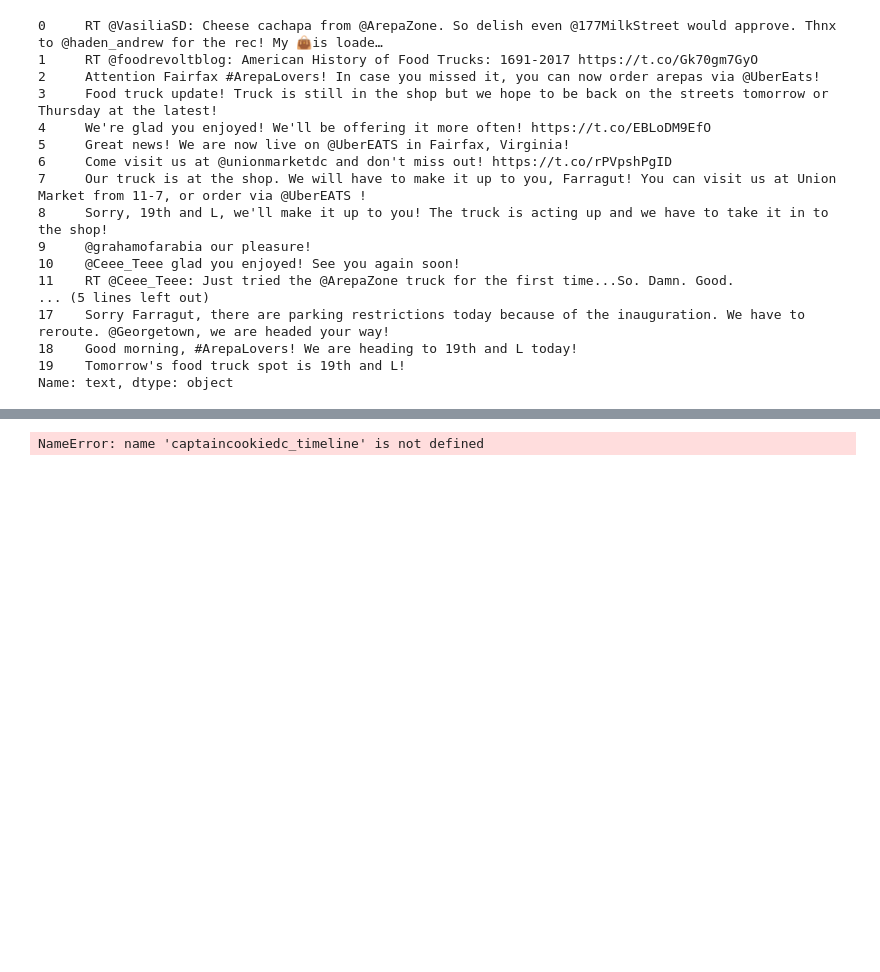
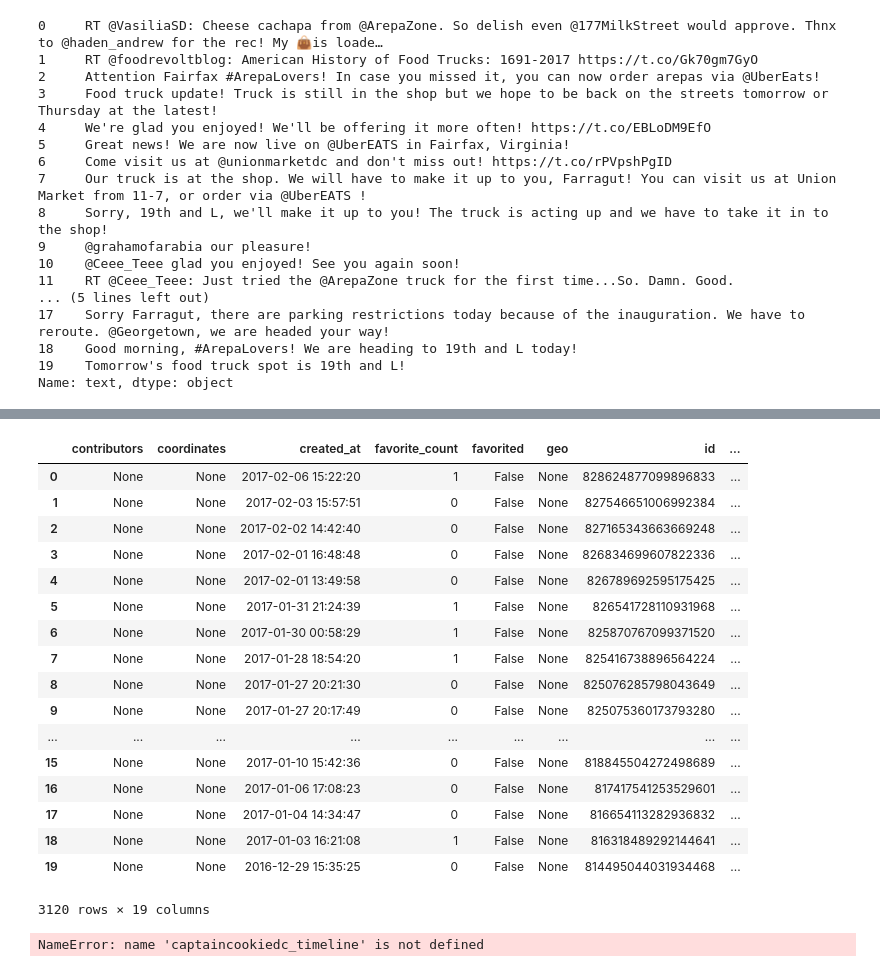
Before and after one commit to nikelly1326/ft-aggregate, a Jupyter notebook: twitter_api.ipynb, the cells around one changed output, grey strips where cells are left out. Saved outputs shown, nothing was run; the diff lists cells and outputs as text; code cells hidden in the pictures; blank space fills up the shorter version.

Commit message:
pandas filtered to trucks with min tweet in 2016

```diff
--- a/twitter_api.ipynb
+++ b/twitter_api.ipynb
@@ -650,3 +650,5 @@ combined_truck_df.to_csv(path_or_buf=combined_truck_df_csv_path, header=['contri
     #5)Get more complete dataset for most prolific tweeters (using max and since ids in API call)
     #6)Start storing dataset in SQL/Postgres to add new info to old more easily
     #7)Analyze!
+# %%
+combined_truck_df['year']=combined_truck_df['created_at'].dt.year
@@ -652,0 +676,23 @@ combined_truck_df.to_csv(path_or_buf=combined_truck_df_csv_path, header=['contri
+# %%
+combined_truck_df_filter=combined_truck_df.groupby('username').filter(lambda x: min(x['year']) >= 2016)
+# %%
+combined_truck_df_filter#['year'].groupby(combined_truck_df_filter['username']).min()#>=2016
+# %% [output]
+|  | contributors | coordinates | created_at | favorite_count | favorited | geo | id | ... |
+| 0 | None | None | 2017-02-06 15:22:20 | 1 | False | None | 828624877099896833 | ... |
+| 1 | None | None | 2017-02-03 15:57:51 | 0 | False | None | 827546651006992384 | ... |
+| 2 | None | None | 2017-02-02 14:42:40 | 0 | False | None | 827165343663669248 | ... |
+| 3 | None | None | 2017-02-01 16:48:48 | 0 | False | None | 826834699607822336 | ... |
+| 4 | None | None | 2017-02-01 13:49:58 | 0 | False | None | 826789692595175425 | ... |
+| 5 | None | None | 2017-01-31 21:24:39 | 1 | False | None | 826541728110931968 | ... |
+| 6 | None | None | 2017-01-30 00:58:29 | 1 | False | None | 825870767099371520 | ... |
+| 7 | None | None | 2017-01-28 18:54:20 | 1 | False | None | 825416738896564224 | ... |
+| 8 | None | None | 2017-01-27 20:21:30 | 0 | False | None | 825076285798043649 | ... |
+| 9 | None | None | 2017-01-27 20:17:49 | 0 | False | None | 825075360173793280 | ... |
+| ... | ... | ... | ... | ... | ... | ... | ... | ... |
+| 15 | None | None | 2017-01-10 15:42:36 | 0 | False | None | 818845504272498689 | ... |
+| 16 | None | None | 2017-01-06 17:08:23 | 0 | False | None | 817417541253529601 | ... |
+| 17 | None | None | 2017-01-04 14:34:47 | 0 | False | None | 816654113282936832 | ... |
+| 18 | None | None | 2017-01-03 16:21:08 | 1 | False | None | 816318489292144641 | ... |
+| 19 | None | None | 2016-12-29 15:35:25 | 0 | False | None | 814495044031934468 | ... |
+3120 rows × 19 columns
```
Also changed, not shown: parts of 3 cells of this notebook, 1 other file.
